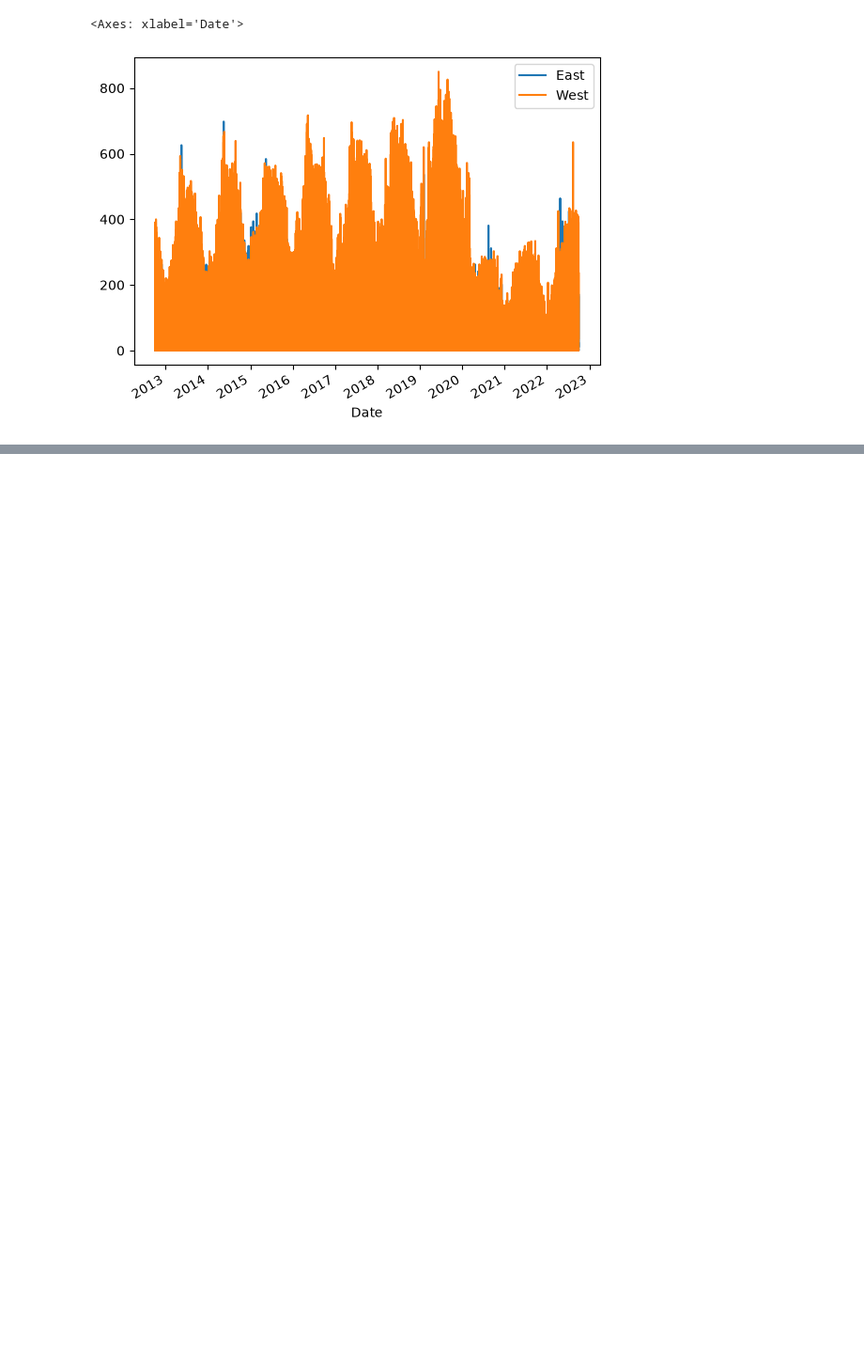
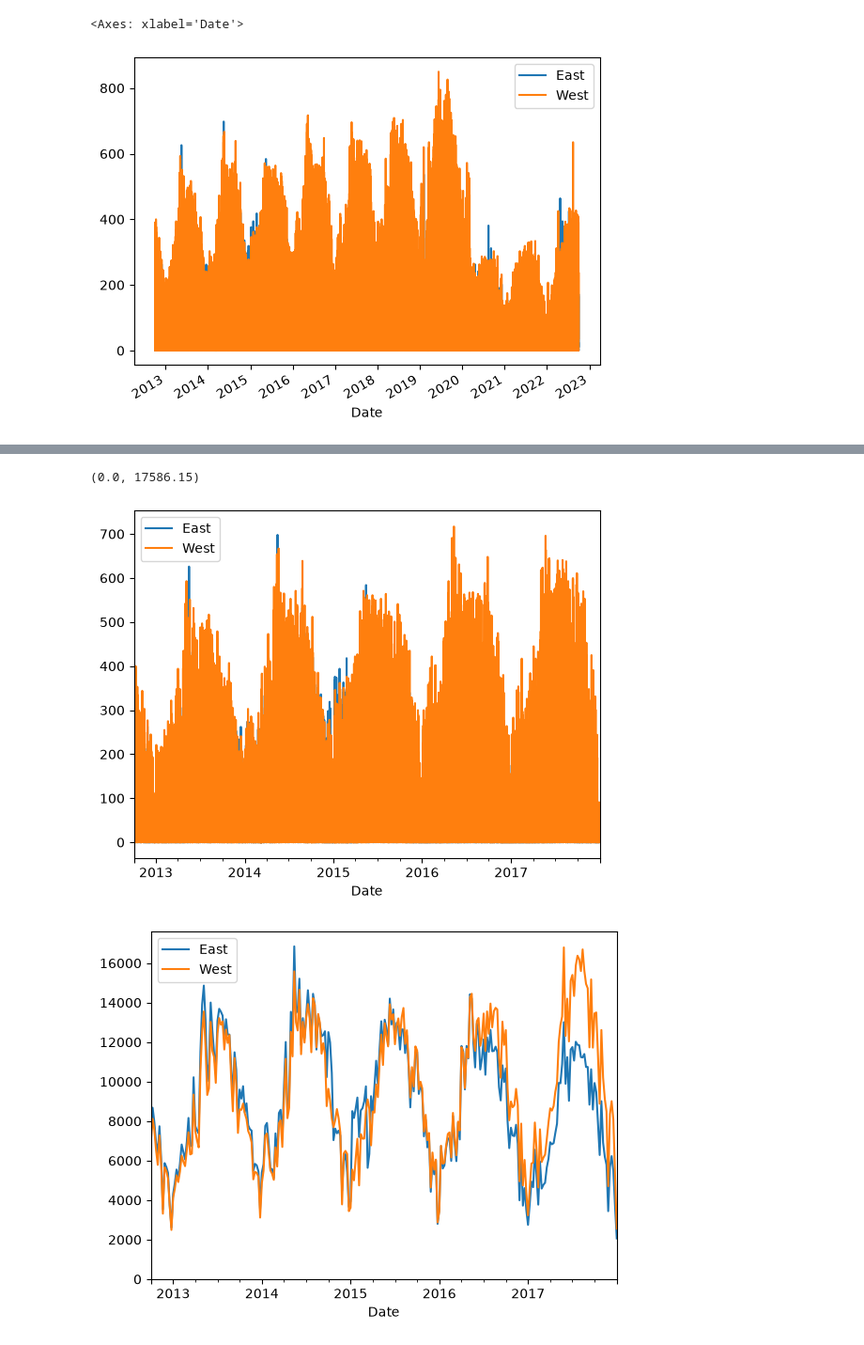
Before and after one commit to JeanneCourvoisier/TP4_Fremont-Bridge, a Jupyter notebook: TP4_Fremont_Bridge.ipynb, the cells around one changed output, grey strips where cells are left out. Shown at 94% size. Cells and saved outputs as stored; diff of their text form; code cells hidden in the pictures; blank space fills up the shorter version.

```diff
--- a/TP4_Fremont_Bridge.ipynb
+++ b/TP4_Fremont_Bridge.ipynb
@@ -140,0 +150,10 @@ data[['East', 'West']].plot()
+# %%
+# Découpage temporel
+data_cut=data[data.index.year <= 2017]
+data_cut[['East', 'West']].plot()
+#et avec le resampling :
+data_cut.resample('1W').sum()[['East', 'West']].plot().set_ylim(bottom=0)
+# %% [output]
+(0.0, 17586.15)
+[figure, added]
+[figure, added]
```
Also changed, not shown: parts of 8 cells of this notebook.
